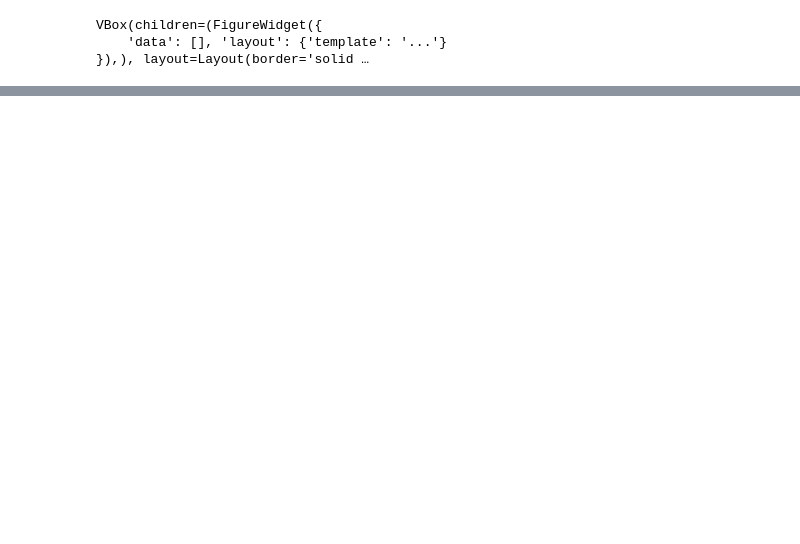
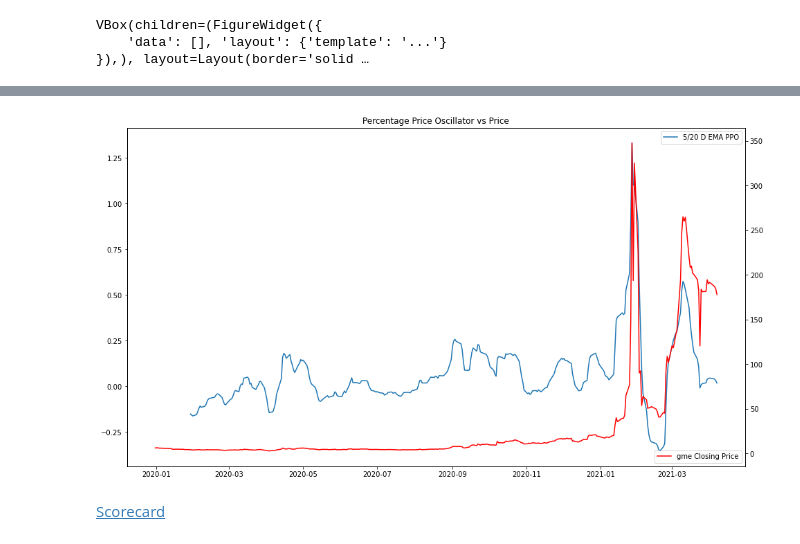
Before and after one commit to rielleriri/FAHedgeHog, a Jupyter notebook: notebooks/Dashboard.ipynb, the cells around one changed output, grey strips where cells are left out. Drawn from its saved outputs; the diff is of its cells as text; code cells hidden in the pictures; blank space fills up the shorter version.

```diff
--- a/notebooks/Dashboard.ipynb
+++ b/notebooks/Dashboard.ipynb
@@ -266,0 +499,32 @@ VBox(children=(FigureWidget({
+# %%
+def plot_jeff(ticker):
+    start_date = '2020-01-01'
+    end_date = datetime.datetime.now()
+
+    panel_data_1d = data.DataReader(ticker, 'yahoo', start_date, end_date)
+    close_1d = panel_data_1d['Close']
+    days_v1 = 5
+    days_v2 = 20
+    sma_v1 = close_1d.rolling(window=days_v1).mean()
+    mod_v1_close = close_1d.copy()
+    mod_v1_close.iloc[0:days_v1] = sma_v1[0:days_v1]
+    ema_v1 = mod_v1_close.ewm(span=days_v1, adjust=False).mean()
+    sma_v2 = close_1d.rolling(window=days_v2).mean()
+    mod_v2_close = close_1d.copy()
+    mod_v2_close.iloc[0:days_v2] = sma_v2[0:days_v2]
+    ema_v2 = mod_v2_close.ewm(span=days_v2, adjust=False).mean()
+    ema_merge = close_1d.to_frame().merge(ema_v1, left_index=True, right_index=True, how='left')
+    ema_merge = ema_merge.merge(ema_v2, left_index=True, right_index=True, how='left')
+    ema_merge.columns = [ticker + str(' Price'), str(days_v1) + 'D EMA', str(days_v2) + 'D EMA']
+    ema_v1_v2 = (ema_v1 - ema_v2) / ema_v2
+
+    # Plot of all comparison between different EMA days
+    fig, ax = plt.subplots(figsize=(16,9))
+    ax.plot(ema_v1_v2.index, ema_v1_v2, label=str(days_v1) + '/' + str(days_v2) + ' D EMA PPO')
+    ax.set_title("Percentage Price Oscillator vs Price")
+    ax.legend()
+
+    # Twin object for two different y-axis on the sample plot
+    ax2 = ax.twinx()
+    ax2.plot(close_1d, color='red', label=str(ticker + ' Closing Price'))
+    ax2.legend(loc='lower right')
@@ -266,0 +578,6 @@ VBox(children=(FigureWidget({
+# %%
+plot_jeff('gme')
+# %% [output]
+[figure, added]
+# %% [markdown]
+[Scorecard](#=scorecard)
```
Also changed, not shown: parts of 24 cells of this notebook, 3 other files.
